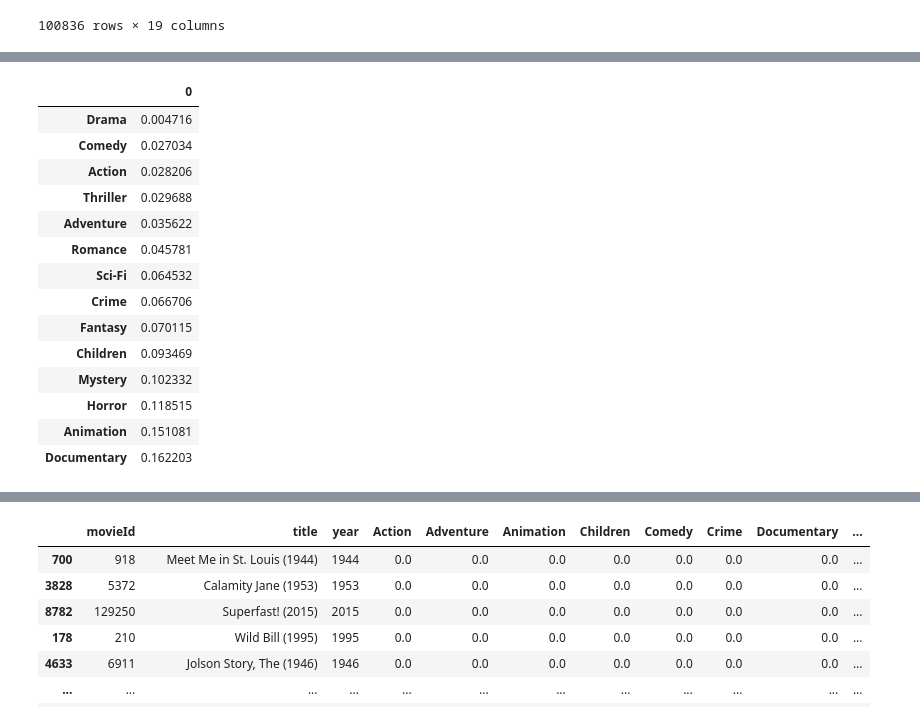
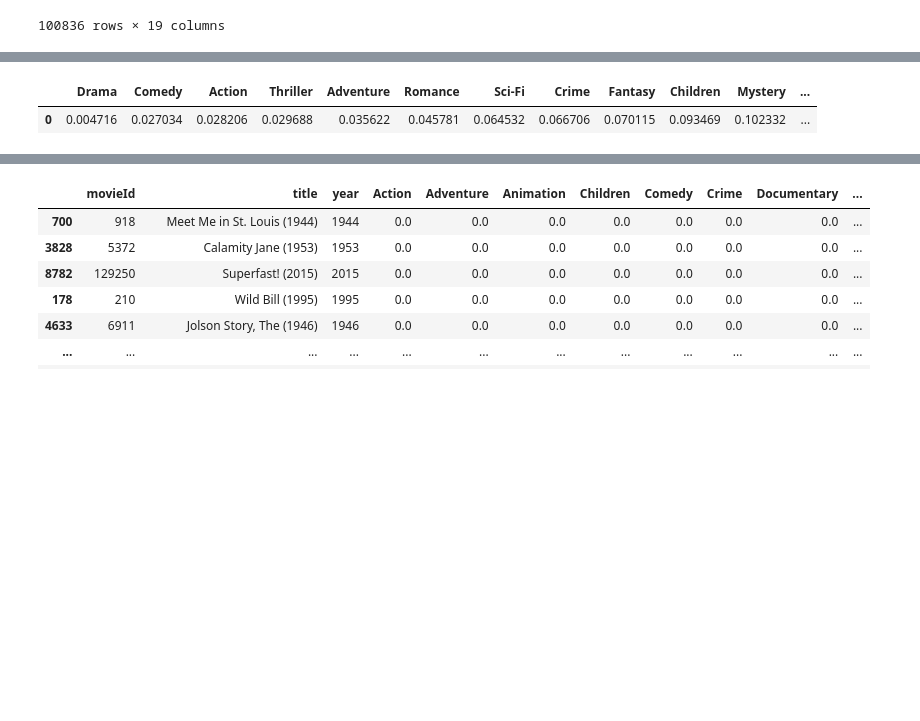
Before and after one commit to sewarslan/final_project, a Jupyter notebook: movie_recommender/data_preprocessing.ipynb, the cells around one changed output, grey strips where cells are left out. Cells and saved outputs as stored; diff of their text form; code cells hidden in the pictures; blank space fills up the shorter version.

Commit message:
data preprocess düzenlendi
data_preprocessing.ipynb dosyası düzenlendi, comment satırları eklendi

```diff
--- a/movie_recommender/data_preprocessing.ipynb
+++ b/movie_recommender/data_preprocessing.ipynb
@@ -270,11 +270,12 @@ genre_scores
  'Animation': 0.027033823227888013,
  'Documentary': 0.0047158314989690165}
 # %%
+#we flipped the score values so we can represent the underrated genres more
+
 sorted_values = sorted(genre_scores.values())
 
-new_dict = {k: v for k, v in zip(genre_scores.keys(), sorted_values)}
-
-new_dict
+reversed_genre_scores = {k: v for k, v in zip(genre_scores.keys(), sorted_values)}
+reversed_genre_scores
 # %% [output]
 {'Drama': 0.0047158314989690165,
  'Comedy': 0.027033823227888013,
@@ -291,22 +292,11 @@ new_dict
  'Animation': 0.15108069526598605,
  'Documentary': 0.16220293936732808}
 # %%
-genre_score_df = pd.DataFrame.from_dict(new_dict, orient='index')
-#genre_score_df_new = genre_score_df.reset_index()
+#we convert dictionary to dataframe
+
+genre_score_df = pd.DataFrame.from_dict(reversed_genre_scores, orient='index')
+genre_score_df = genre_score_df.transpose()
 genre_score_df
 # %% [output]
-|  | 0 |
-| Drama | 0.004716 |
-| Comedy | 0.027034 |
-| Action | 0.028206 |
-| Thriller | 0.029688 |
-| Adventure | 0.035622 |
-| Romance | 0.045781 |
-| Sci-Fi | 0.064532 |
-| Crime | 0.066706 |
-| Fantasy | 0.070115 |
-| Children | 0.093469 |
-| Mystery | 0.102332 |
-| Horror | 0.118515 |
-| Animation | 0.151081 |
-| Documentary | 0.162203 |
+|  | Drama | Comedy | Action | Thriller | Adventure | Romance | Sci-Fi | Crime | Fantasy | Children | Mystery | ... |
+| 0 | 0.004716 | 0.027034 | 0.028206 | 0.029688 | 0.035622 | 0.045781 | 0.064532 | 0.066706 | 0.070115 | 0.093469 | 0.102332 | ... |
```
Also changed, not shown: parts of 32 cells of this notebook, 1 other file.
